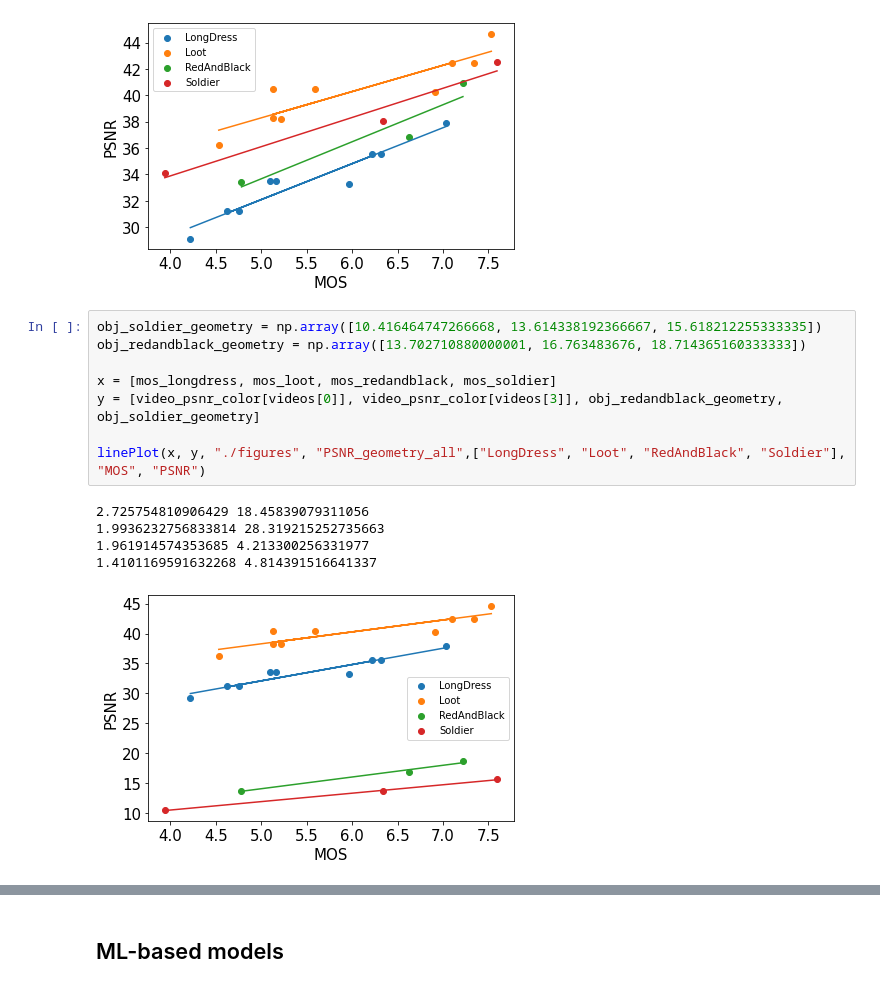
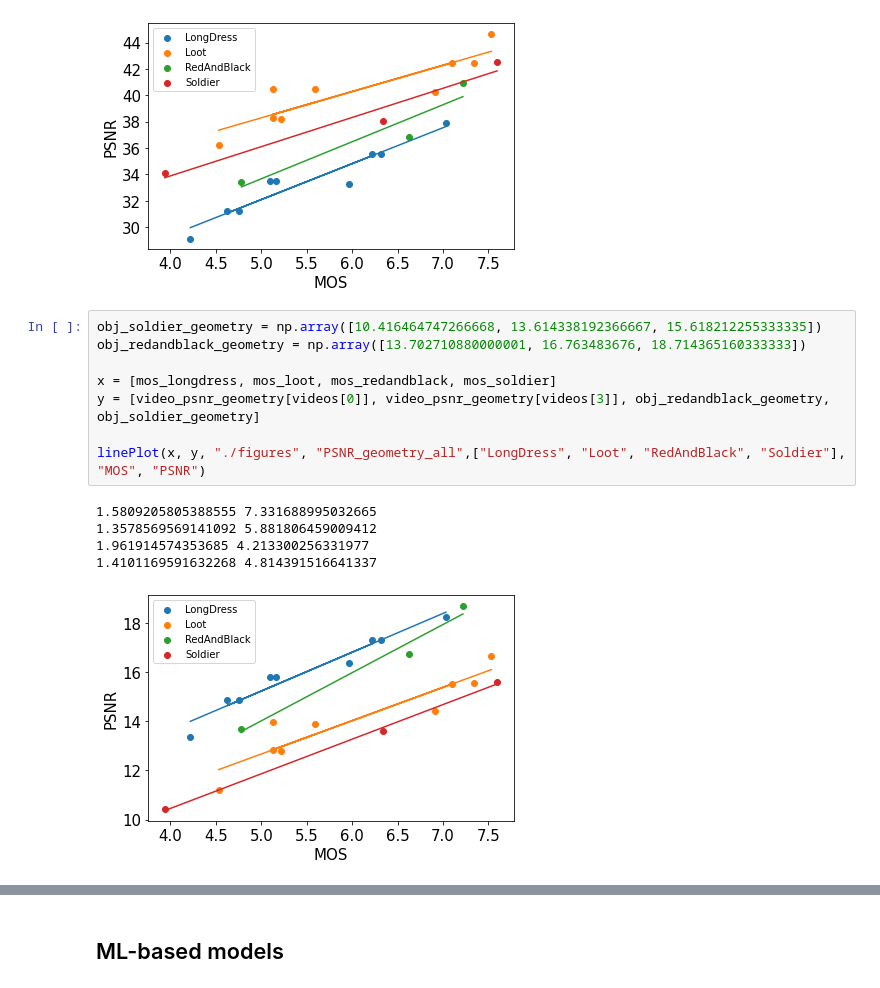
Before and after one commit to minhkstn/PointCloudQoEModels, a Jupyter notebook: point_cloud_qoe_models.ipynb, the cells around one changed output, grey strips where cells are left out. Drawn from its saved outputs; the diff is of its cells as text.

```diff
--- a/point_cloud_qoe_models.ipynb
+++ b/point_cloud_qoe_models.ipynb
@@ -210,14 +210,14 @@ linePlot(x, y, "./figures", "PSNR_color_all",["LongDress", "Loot", "RedAndBlack"
 # %%
 obj_soldier_geometry = np.array([10.416464747266668, 13.614338192366667, 15.618212255333335])
 obj_redandblack_geometry = np.array([13.702710880000001, 16.763483676, 18.714365160333333])
 
 x = [mos_longdress, mos_loot, mos_redandblack, mos_soldier]
-y = [video_psnr_color[videos[0]], video_psnr_color[videos[3]], obj_redandblack_geometry, obj_soldier_geometry]
+y = [video_psnr_geometry[videos[0]], video_psnr_geometry[videos[3]], obj_redandblack_geometry, obj_soldier_geometry]
 
 linePlot(x, y, "./figures", "PSNR_geometry_all",["LongDress", "Loot", "RedAndBlack", "Soldier"], "MOS", "PSNR")
 # %% [output]
-2.725754810906429 18.45839079311056
-1.9936232756833814 28.319215252735663
+1.5809205805388555 7.331688995032665
+1.3578569569141092 5.881806459009412
 1.961914574353685 4.213300256331977
 1.4101169591632268 4.814391516641337
-[figure, old version]
+[figure, new version]
```
Also changed, not shown: parts of 6 cells of this notebook, 9 other files.
